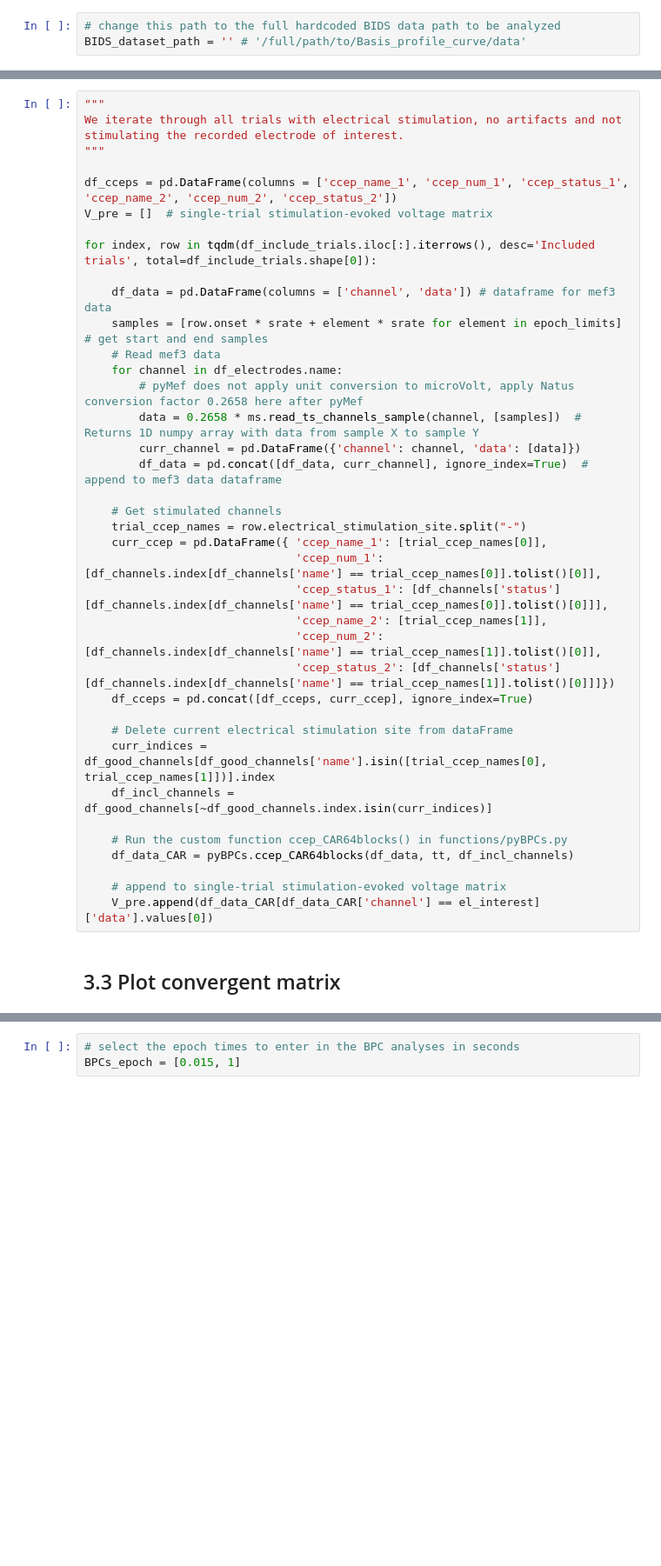
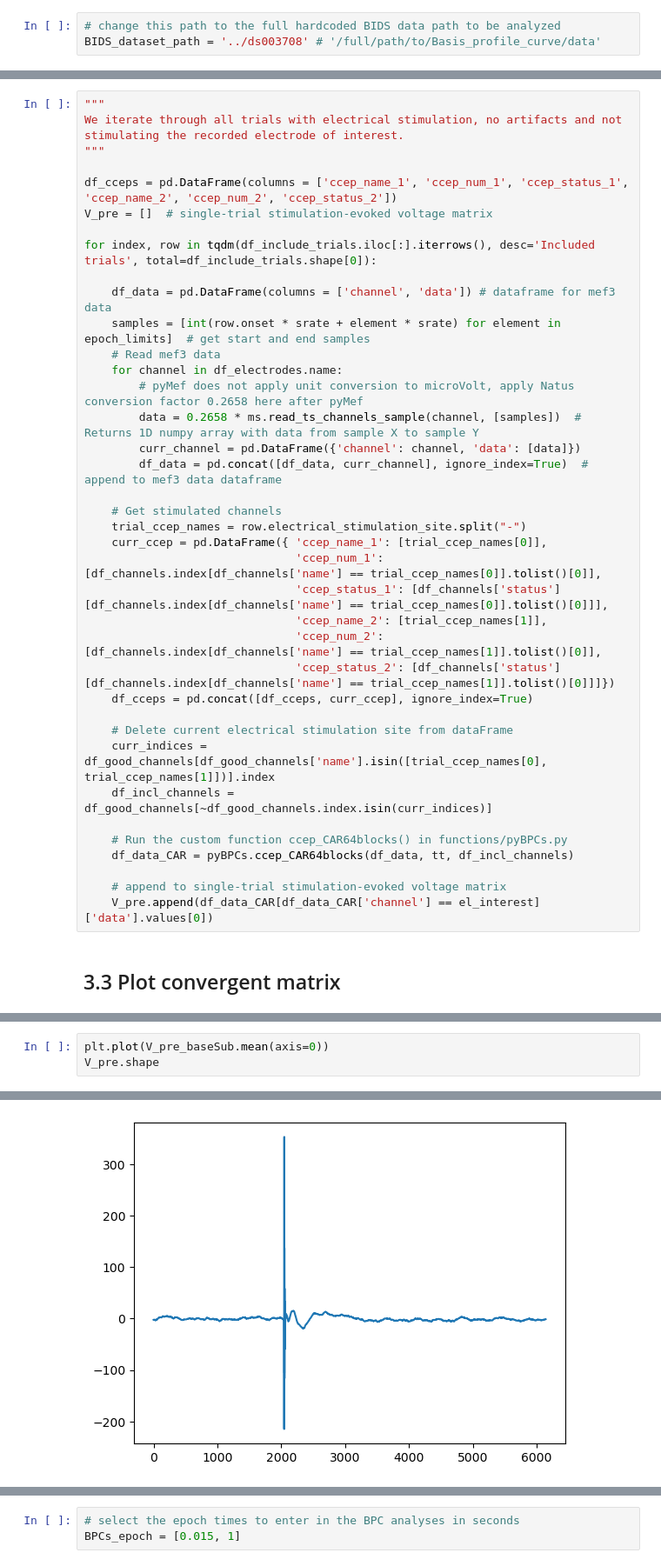
Before and after one commit to MultimodalNeuroimagingLab/bpc_jupyter, a Jupyter notebook: bpc_interactive.ipynb, the cells around one changed output, grey strips where cells are left out. Shown at 87% size. Drawn from its saved outputs; the diff is of its cells as text; blank space fills up the shorter version.

```diff
--- a/bpc_interactive.ipynb
+++ b/bpc_interactive.ipynb
@@ -90,7 +90,7 @@ An example CCEP dataset is available on OpenNeuro ([link](https://openneuro.org/
 This dataset includes an electrocorticography (ECoG) dataset with single pulse stimulation, and accompanying metadata, such as electrode positions, channel information, stimulation events etc.
 # %%
 # change this path to the full hardcoded BIDS data path to be analyzed
-BIDS_dataset_path = '' # '/full/path/to/Basis_profile_curve/data'
+BIDS_dataset_path = '../ds003708' # '/full/path/to/Basis_profile_curve/data'
 # %% [markdown]
 ## 2.1 Load BIDS metadata
 
@@ -236,7 +268,7 @@ V_pre = []  # single-trial stimulation-evoked voltage matrix
 for index, row in tqdm(df_include_trials.iloc[:].iterrows(), desc='Included trials', total=df_include_trials.shape[0]):
 
     df_data = pd.DataFrame(columns = ['channel', 'data']) # dataframe for mef3 data
-    samples = [row.onset * srate + element * srate for element in epoch_limits]  # get start and end samples
+    samples = [int(row.onset * srate + element * srate) for element in epoch_limits]  # get start and end samples
     # Read mef3 data
     for channel in df_electrodes.name:
         # pyMef does not apply unit conversion to microVolt, apply Natus conversion factor 0.2658 here after pyMef
@@ -300,0 +335,4 @@ plt.show()
+# %%
+plt.plot(V_pre_baseSub.mean(axis=0))
+V_pre.shape
+# %% [output]
@@ -301,3 +340,4 @@ plt.show()
+[figure, added]
 # %% [markdown]
 # 4. Calculate BPCs
 
```
Also changed, not shown: parts of 18 cells of this notebook, 5 other files.
